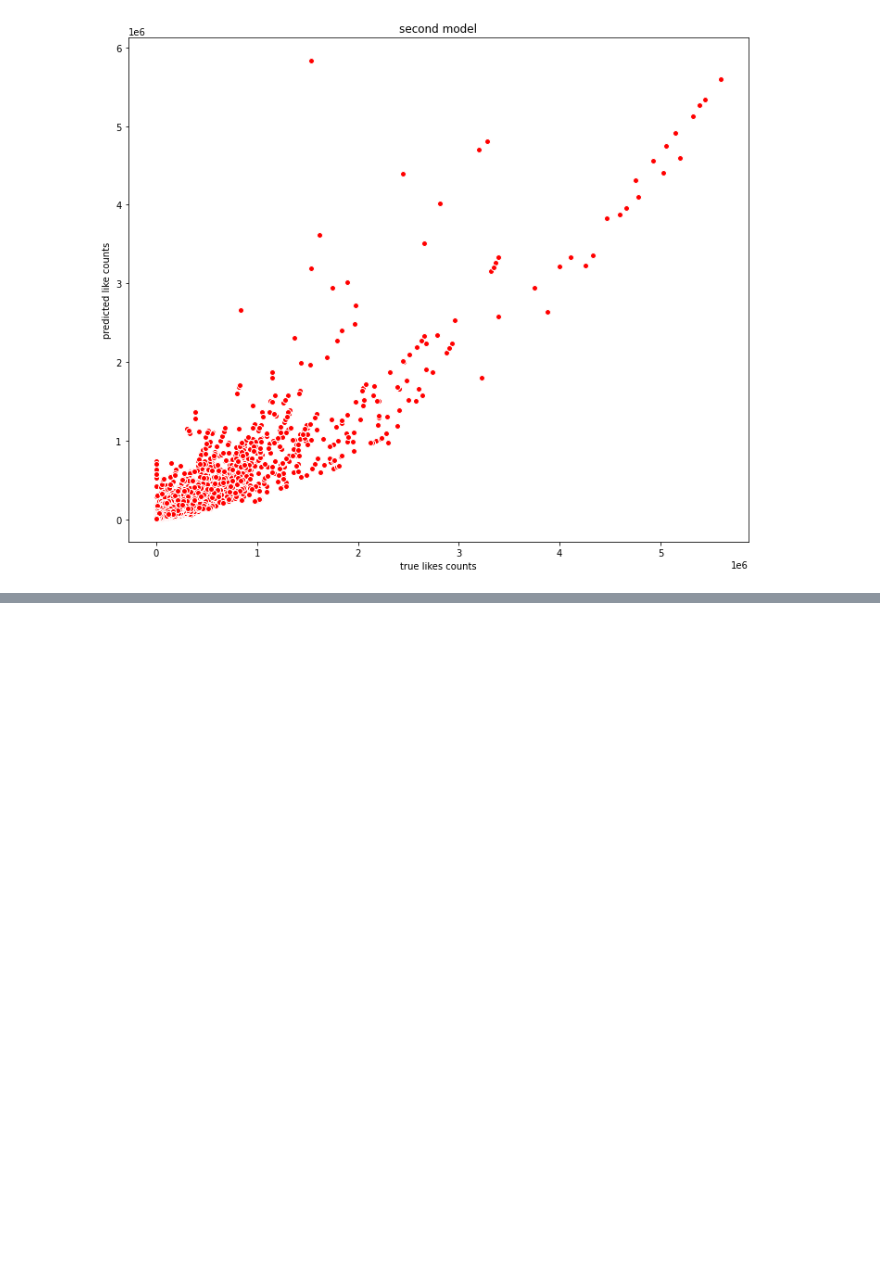
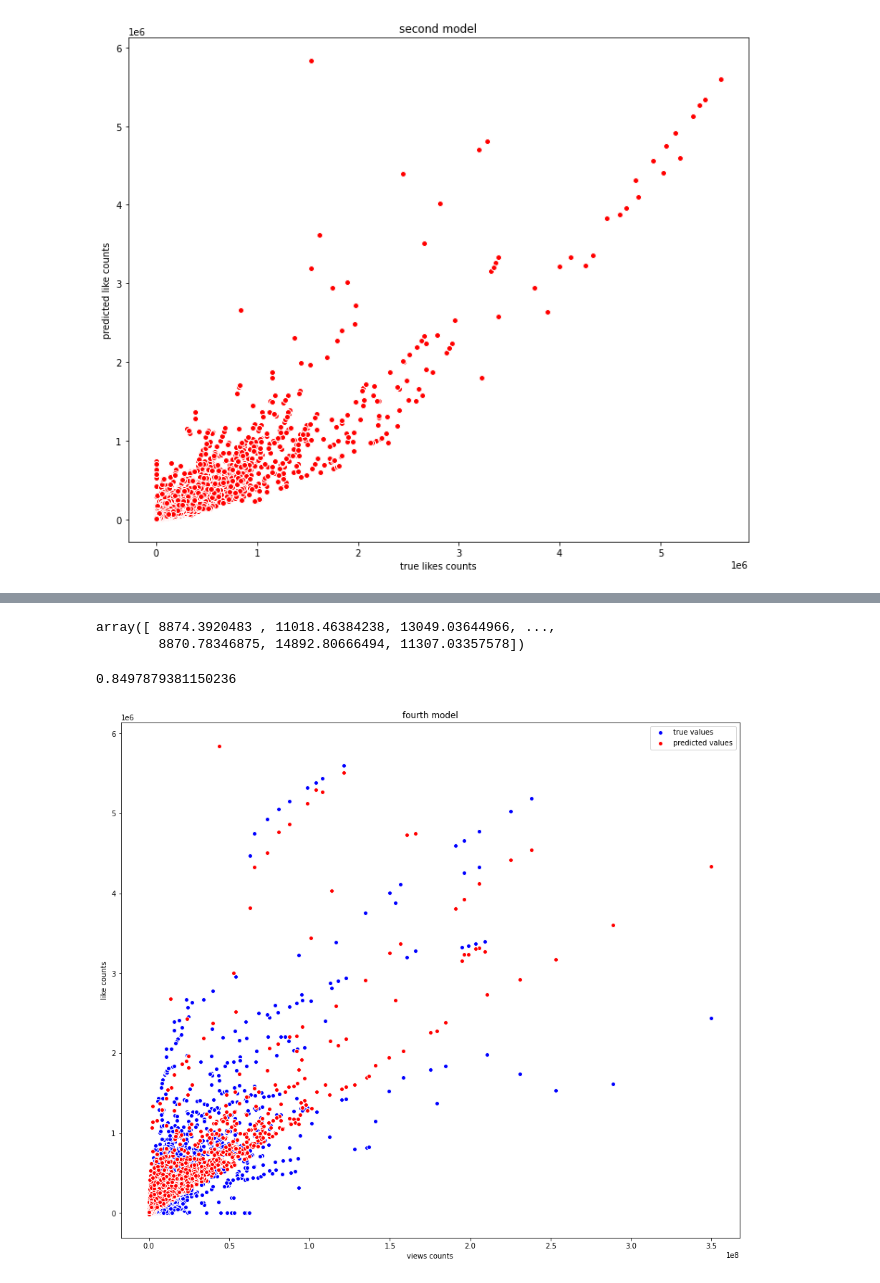
Before and after one commit to ashen007/youtube_trending, a Jupyter notebook: trending.ipynb, the cells around one changed output, grey strips where cells are left out. Saved outputs shown, nothing was run; the diff lists cells and outputs as text; code cells hidden in the pictures; blank space fills up the shorter version.

Commit message:
make prediction based on views,comment_count and like relationship

```diff
--- a/trending.ipynb
+++ b/trending.ipynb
@@ -677,3 +677,9 @@ plt.title('second model')
 plt.show()
 # %% [output]
 [figure]
+# %%
+prepared = x_train.drop('category_id',axis=1,inplace=False)
+prepared['view_sq'] = np.square(prepared['views'])
+prepared['comment_sq'] = np.square(prepared['comment_count'])
+prepared = pd.get_dummies(prepared,drop_first=True)
+prepared
@@ -679,0 +700,6 @@ plt.show()
+# %%
+test_prepared = x_test.drop('category_id',axis=1,inplace=False)
+test_prepared['view_sq'] = np.square(test_prepared['views'])
+test_prepared['comment_sq'] = np.square(test_prepared['comment_count'])
+test_prepared = pd.get_dummies(test_prepared,drop_first=True)
+test_prepared
@@ -679,0 +720,41 @@ plt.show()
+# %%
+x4 = prepared.drop(['likes','dislikes'],
+                   axis=True,
+                   inplace=False)
+y4 = prepared['likes']
+model4 = model.fit(x4,y4)
+# %%
+test_x4 = test_prepared.drop(['likes','dislikes'],
+                             axis=True,
+                             inplace=False)
+prediction4 = model4.predict(test_x4)
+prediction4
+# %% [output]
+array([ 8874.3920483 , 11018.46384238, 13049.03644966, ...,
+        8870.78346875, 14892.80666494, 11307.03357578])
+# %%
+R2_4 = r2_score(x_test.likes.values.reshape((-1,1)),
+                prediction4)
+R2_4
+# %% [output]
+0.8497879381150236
+# %%
+fig = plt.figure(figsize=[12,10])
+ax = fig.add_axes([1,1,1,1])
+ax.scatter(x_test.views,
+           x_test.likes,
+           color='blue',
+           edgecolors='#ffffff',
+           label='true values')
+ax.scatter(x=x_test['views'],
+           y=prediction4,
+           color='red',
+           edgecolors='#fff',
+           label='predicted values')
+plt.xlabel('views counts')
+plt.ylabel('like counts')
+plt.legend()
+plt.title('fourth model')
+plt.show()
+# %% [output]
+[figure, added]
```
Also changed, not shown: parts of 2 cells of this notebook.
